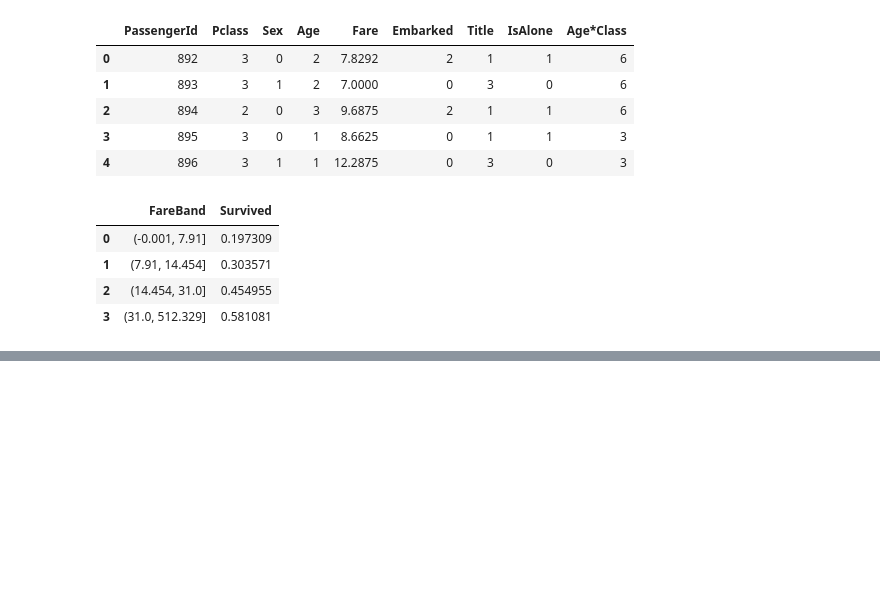
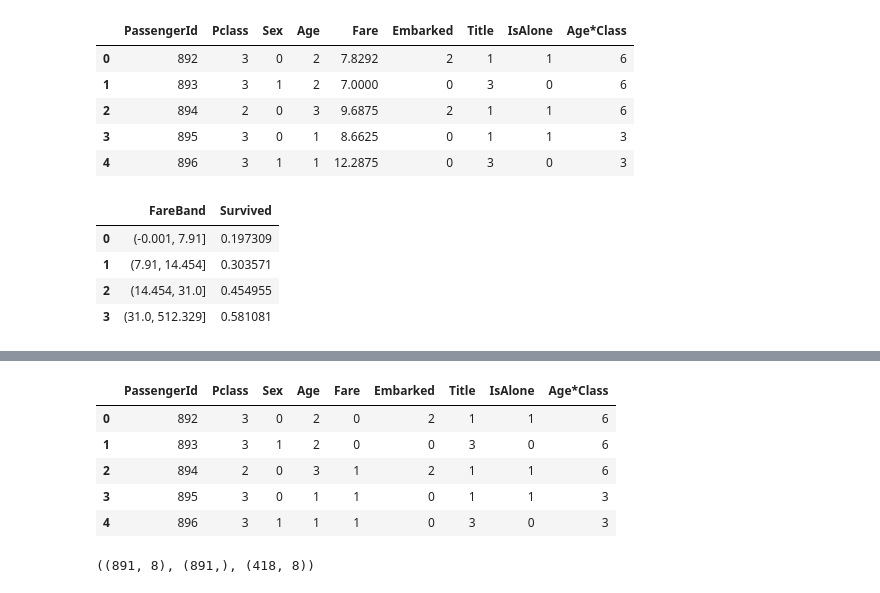
Before and after one commit to t734070824/my-projects, a Jupyter notebook: Kaggle-Titanic-v2/Kaggle-Titanic.ipynb, the cells around one changed output, grey strips where cells are left out. Drawn from its saved outputs; the diff is of its cells as text; code cells hidden in the pictures; blank space fills up the shorter version.

```diff
--- a/Kaggle-Titanic-v2/Kaggle-Titanic.ipynb
+++ b/Kaggle-Titanic-v2/Kaggle-Titanic.ipynb
@@ -480,0 +475,16 @@ train_df.head()
+# %%
+test_df.head()
+# %% [output]
+|  | PassengerId | Pclass | Sex | Age | Fare | Embarked | Title | IsAlone | Age*Class |
+| 0 | 892 | 3 | 0 | 2 | 0 | 2 | 1 | 1 | 6 |
+| 1 | 893 | 3 | 1 | 2 | 0 | 0 | 3 | 0 | 6 |
+| 2 | 894 | 2 | 0 | 3 | 1 | 2 | 1 | 1 | 6 |
+| 3 | 895 | 3 | 0 | 1 | 1 | 0 | 1 | 1 | 3 |
+| 4 | 896 | 3 | 1 | 1 | 1 | 0 | 3 | 0 | 3 |
+# %%
+X_train = train_df.drop("Survived", axis=1)
+Y_train = train_df["Survived"]
+X_test = test_df.drop("PassengerId", axis=1).copy()
+X_train.shape, Y_train.shape, X_test.shape
+# %% [output]
+((891, 8), (891,), (418, 8))
```
Also changed, not shown: parts of 17 cells of this notebook, 7 other files.
